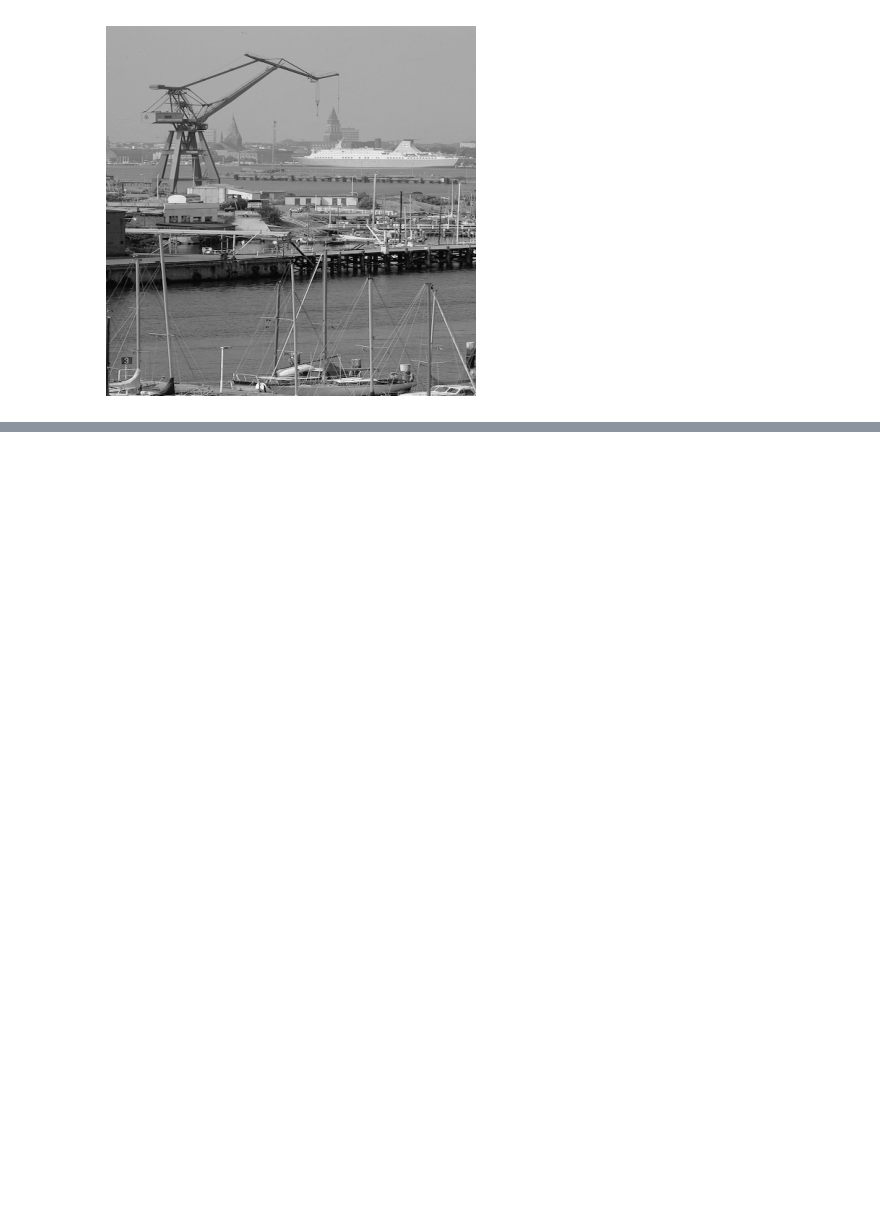
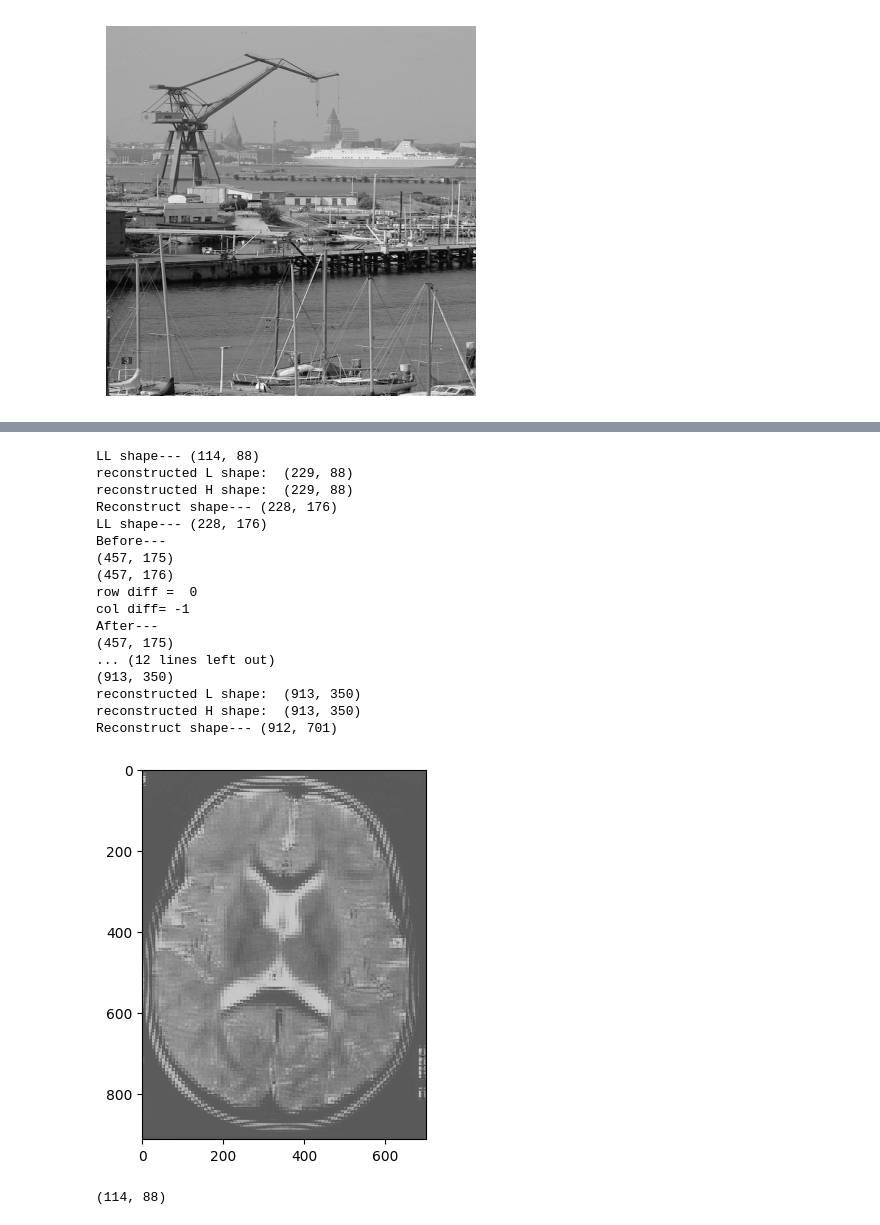
Before and after one commit to ikenichaa/wavelet-transform, a Jupyter notebook: task2-convolution.ipynb, the cells around one changed output, grey strips where cells are left out. Cells and saved outputs as stored; diff of their text form; code cells hidden in the pictures; blank space fills up the shorter version.

```diff
--- a/task2-convolution.ipynb
+++ b/task2-convolution.ipynb
@@ -403,0 +269,27 @@ show_pic(HH)
+# %%
+res = forward_wavelet_transform_with_level(brain, 3, low_pass_filter, high_pass_filter)
+reconstructed_image = inverse_wavelet_transform_many_levels(res, low_pass_filter, high_pass_filter)
+show_pic(reconstructed_image)
+# %% [output]
+LL shape--- (114, 88)
+reconstructed L shape:  (229, 88)
+reconstructed H shape:  (229, 88)
+Reconstruct shape--- (228, 176)
+LL shape--- (228, 176)
+Before---
+(457, 175)
+(457, 176)
+row diff =  0
+col diff= -1
+After---
+(457, 175)
+... (12 lines left out)
+(913, 350)
+reconstructed L shape:  (913, 350)
+reconstructed H shape:  (913, 350)
+Reconstruct shape--- (912, 701)
+[figure, added]
+# %%
+res[2]["LH"].shape
+# %% [output]
+(114, 88)
```
Also changed, not shown: parts of 50 cells of this notebook.
